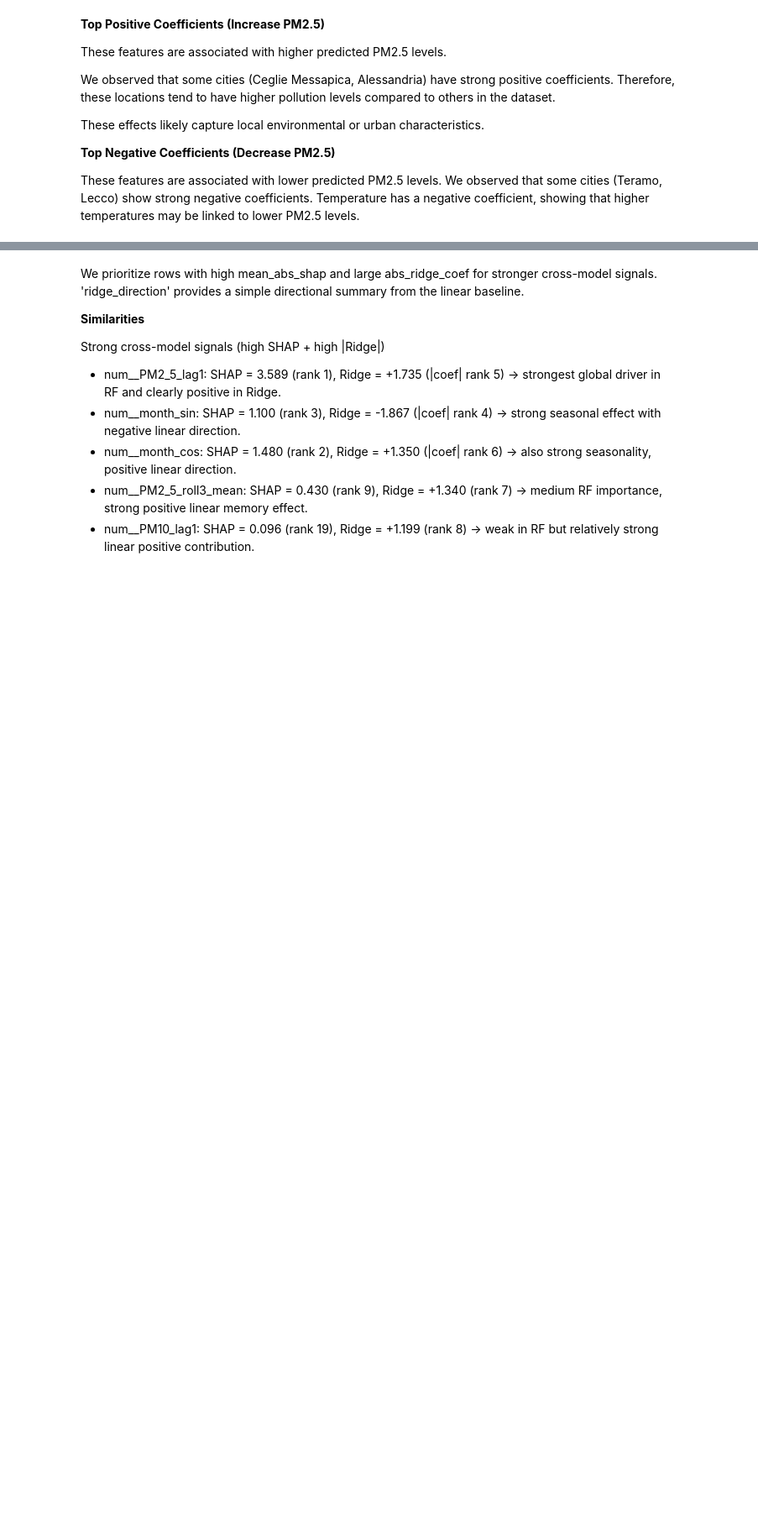
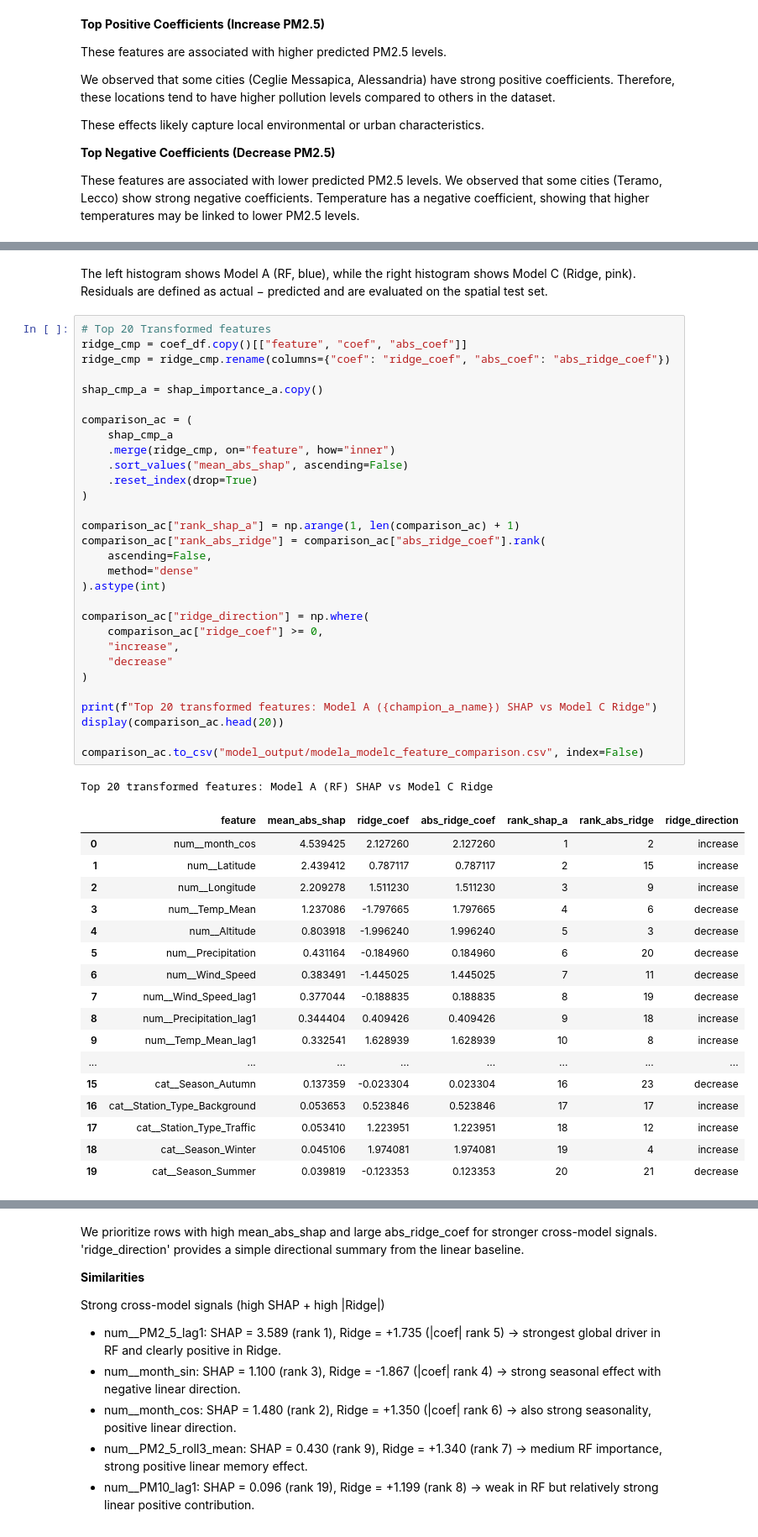
Before and after one commit to yelenashabanova/GrandChallengeAccenture, a Jupyter notebook: model.ipynb, the cells around one changed output, grey strips where cells are left out. Shown at 84% size. Saved outputs shown, nothing was run; the diff lists cells and outputs as text; blank space fills up the shorter version.

```diff
--- a/model.ipynb
+++ b/model.ipynb
@@ -1104,0 +1438,52 @@ How to read it:
+# %% [markdown]
+The left histogram shows Model A (RF, blue), while the right histogram shows Model C (Ridge, pink).
+Residuals are defined as actual − predicted and are evaluated on the spatial test set.
+# %%
+# Top 20 Transformed features
+ridge_cmp = coef_df.copy()[["feature", "coef", "abs_coef"]]
+ridge_cmp = ridge_cmp.rename(columns={"coef": "ridge_coef", "abs_coef": "abs_ridge_coef"})
+
+shap_cmp_a = shap_importance_a.copy()
+
+comparison_ac = (
+    shap_cmp_a
+    .merge(ridge_cmp, on="feature", how="inner")
+    .sort_values("mean_abs_shap", ascending=False)
+    .reset_index(drop=True)
+)
+
+comparison_ac["rank_shap_a"] = np.arange(1, len(comparison_ac) + 1)
+comparison_ac["rank_abs_ridge"] = comparison_ac["abs_ridge_coef"].rank(
+    ascending=False,
+    method="dense"
+).astype(int)
+
+comparison_ac["ridge_direction"] = np.where(
+    comparison_ac["ridge_coef"] >= 0,
+    "increase",
+    "decrease"
+)
+
+print(f"Top 20 transformed features: Model A ({champion_a_name}) SHAP vs Model C Ridge")
+display(comparison_ac.head(20))
+
+comparison_ac.to_csv("model_output/modela_modelc_feature_comparison.csv", index=False)
+# %% [output]
+Top 20 transformed features: Model A (RF) SHAP vs Model C Ridge
+|  | feature | mean_abs_shap | ridge_coef | abs_ridge_coef | rank_shap_a | rank_abs_ridge | ridge_direction |
+| 0 | num__month_cos | 4.539425 | 2.127260 | 2.127260 | 1 | 2 | increase |
+| 1 | num__Latitude | 2.439412 | 0.787117 | 0.787117 | 2 | 15 | increase |
+| 2 | num__Longitude | 2.209278 | 1.511230 | 1.511230 | 3 | 9 | increase |
+| 3 | num__Temp_Mean | 1.237086 | -1.797665 | 1.797665 | 4 | 6 | decrease |
+| 4 | num__Altitude | 0.803918 | -1.996240 | 1.996240 | 5 | 3 | decrease |
+| 5 | num__Precipitation | 0.431164 | -0.184960 | 0.184960 | 6 | 20 | decrease |
+| 6 | num__Wind_Speed | 0.383491 | -1.445025 | 1.445025 | 7 | 11 | decrease |
+| 7 | num__Wind_Speed_lag1 | 0.377044 | -0.188835 | 0.188835 | 8 | 19 | decrease |
+| 8 | num__Precipitation_lag1 | 0.344404 | 0.409426 | 0.409426 | 9 | 18 | increase |
+| 9 | num__Temp_Mean_lag1 | 0.332541 | 1.628939 | 1.628939 | 10 | 8 | increase |
+| ... | ... | ... | ... | ... | ... | ... | ... |
+| 15 | cat__Season_Autumn | 0.137359 | -0.023304 | 0.023304 | 16 | 23 | decrease |
+| 16 | cat__Station_Type_Background | 0.053653 | 0.523846 | 0.523846 | 17 | 17 | increase |
+| 17 | cat__Station_Type_Traffic | 0.053410 | 1.223951 | 1.223951 | 18 | 12 | increase |
+| 18 | cat__Season_Winter | 0.045106 | 1.974081 | 1.974081 | 19 | 4 | increase |
+| 19 | cat__Season_Summer | 0.039819 | -0.123353 | 0.123353 | 20 | 21 | decrease |
```
Also changed, not shown: parts of 37 cells of this notebook.
